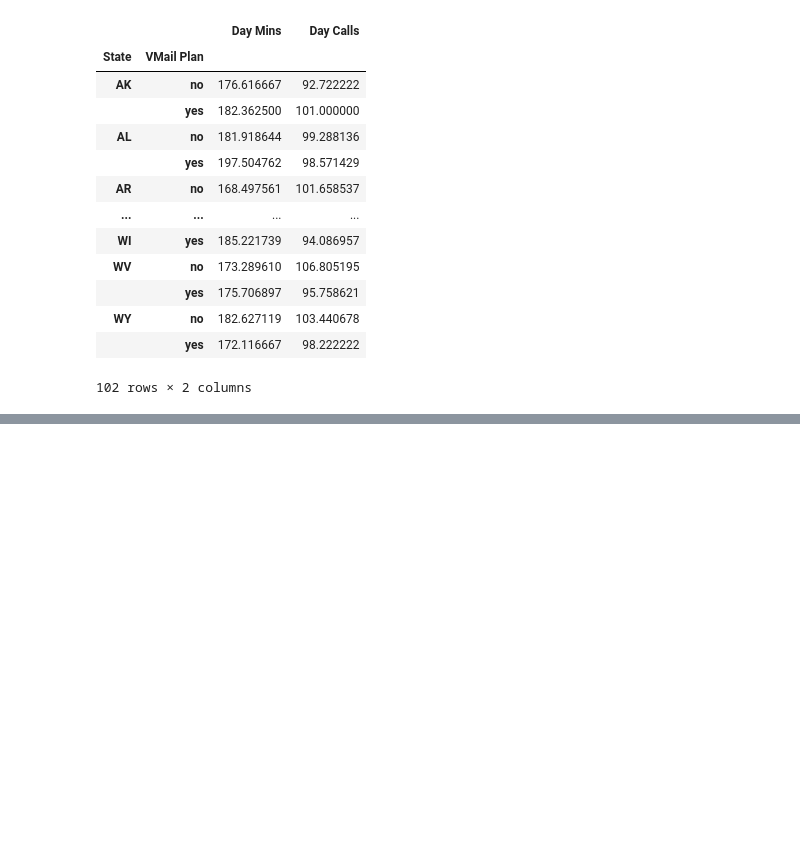
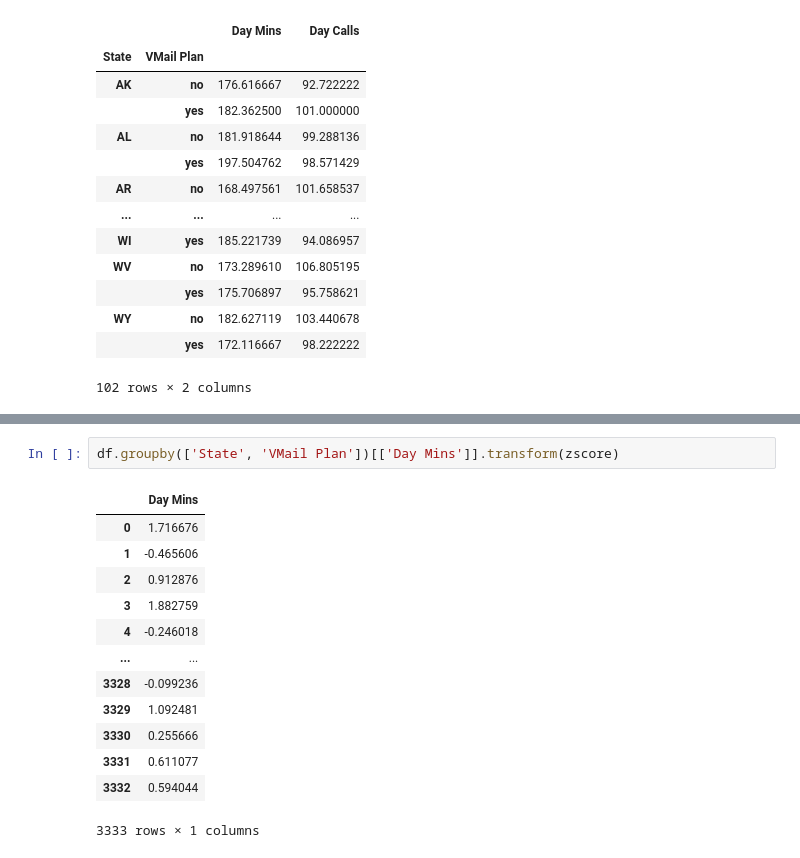
Before and after one commit to Danatts/Studies, a Jupyter notebook: DataScience/files/manejo_datos.ipynb, the cells around one changed output, grey strips where cells are left out. Cells and saved outputs as stored; diff of their text form; blank space fills up the shorter version.

```diff
--- a/DataScience/files/manejo_datos.ipynb
+++ b/DataScience/files/manejo_datos.ipynb
@@ -250,0 +273,16 @@ df.groupby(['State', 'VMail Plan'])[['Day Mins', 'Day Calls']].mean()
+# %%
+df.groupby(['State', 'VMail Plan'])[['Day Mins']].transform(zscore)
+# %% [output]
+|  | Day Mins |
+| 0 | 1.716676 |
+| 1 | -0.465606 |
+| 2 | 0.912876 |
+| 3 | 1.882759 |
+| 4 | -0.246018 |
+| ... | ... |
+| 3328 | -0.099236 |
+| 3329 | 1.092481 |
+| 3330 | 0.255666 |
+| 3331 | 0.611077 |
+| 3332 | 0.594044 |
+3333 rows × 1 columns
```
Also changed, not shown: parts of 4 cells of this notebook, 22 other files.
